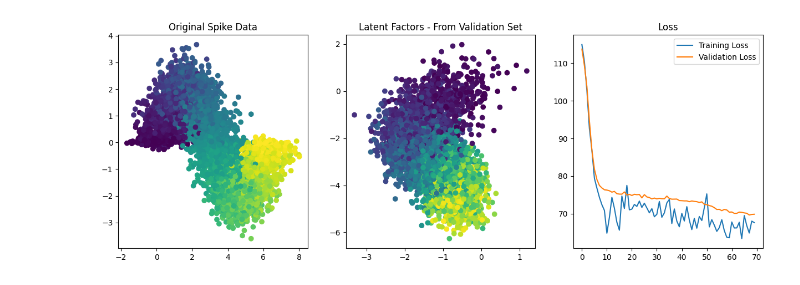
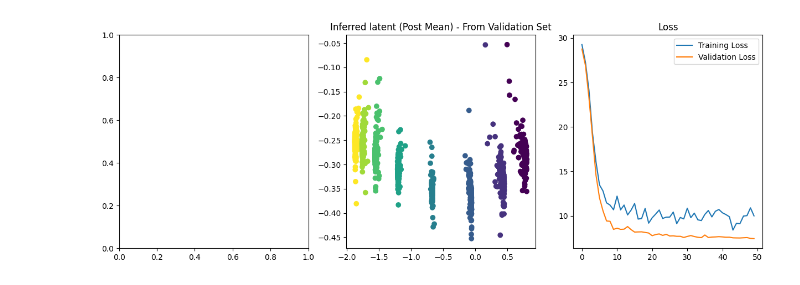
Before and after one commit to JohnKang0720/pivae-model, a Jupyter notebook: PIVAE.ipynb, the cells around one changed output. Drawn from its saved outputs; the diff is of its cells as text; code cells hidden in the pictures.

```diff
--- a/PIVAE.ipynb
+++ b/PIVAE.ipynb
@@ -83,0 +81,7 @@ WARNING:tensorflow:From c:\Users\kangj\OneDrive\Desktop\pivae\myenv\Lib\site-pac
+# %%
+data = pd.read_csv("./session1_aligned.csv")
+x_true = data.drop(columns=["result", "time", "target_dir", "trial_idx"]).values
+
+N_DIMENSION = x_true.shape[-1]
+
+u_true = data[["target_dir"]].values
@@ -337,13 +345,13 @@ class PIVAE(tf.keras.Model):
             "kl_loss": tf.reduce_mean(kl_loss)
         }
 # %%
-x_train = x_true[:10000]
-x_val  = x_true[10000:15000]
+x_train = x_true[:20000]
+x_val  = x_true[20000:22000]
 
-u_train = u_true[:10000]
-u_val = u_true[10000:15000]
+u_train = u_true[:20000]
+u_val = u_true[20000:22000]
 # %%
-pivae = PIVAE(N_DIM, 2)
+pivae = PIVAE(N_DIMENSION, 4)
 pivae.compile(optimizer=tf.keras.optimizers.Adam(learning_rate=1e-5))
-fit = pivae.fit(x_train, u_train, epochs=70, batch_size=50, verbose=2, validation_data=(x_val, u_val))
+fit = pivae.fit(x_train, u_train, epochs=50, batch_size=50, verbose=2, validation_data=(x_val, u_val))
 # %% [output]
@@ -373,13 +443,14 @@ s = pivae.reparameterize(post_mean, post_log_var)
 # %%
 fig,ax = plt.subplots(1,3, figsize=(15,5))
-ax[0].scatter(x=z_true[10000:15000, 0], y=z_true[10000:15000, 1], c=u_val)
-ax[0].set_title("Original Spike Data")
-ax[1].scatter(s[:, 0], s[:, 1], c=u_val, cmap='viridis')
-ax[1].set_title("Latent Factors - From Validation Set")
+# ax[0].scatter(x=z_true[10000:15000, 0], y=z_true[10000:15000, 1], c=u_val)
+# ax[0].set_title("Original Spike Data")
+
+ax[1].scatter(post_mean[:, 0], post_mean[:, 1], c=u_val, cmap='viridis')
+ax[1].set_title("Inferred latent (Post Mean) - From Validation Set")
 ax[2].plot(fit.history['loss'][:], label="Training Loss")
 ax[2].plot(fit.history['val_loss'][:], label="Validation Loss")
 ax[2].set_title("Loss")
 ax[2].legend()
 plt.show()
 # %% [output]
-[figure, old version]
+[figure, new version]
```
Also changed, not shown: parts of 8 cells of this notebook, 1 other file.
